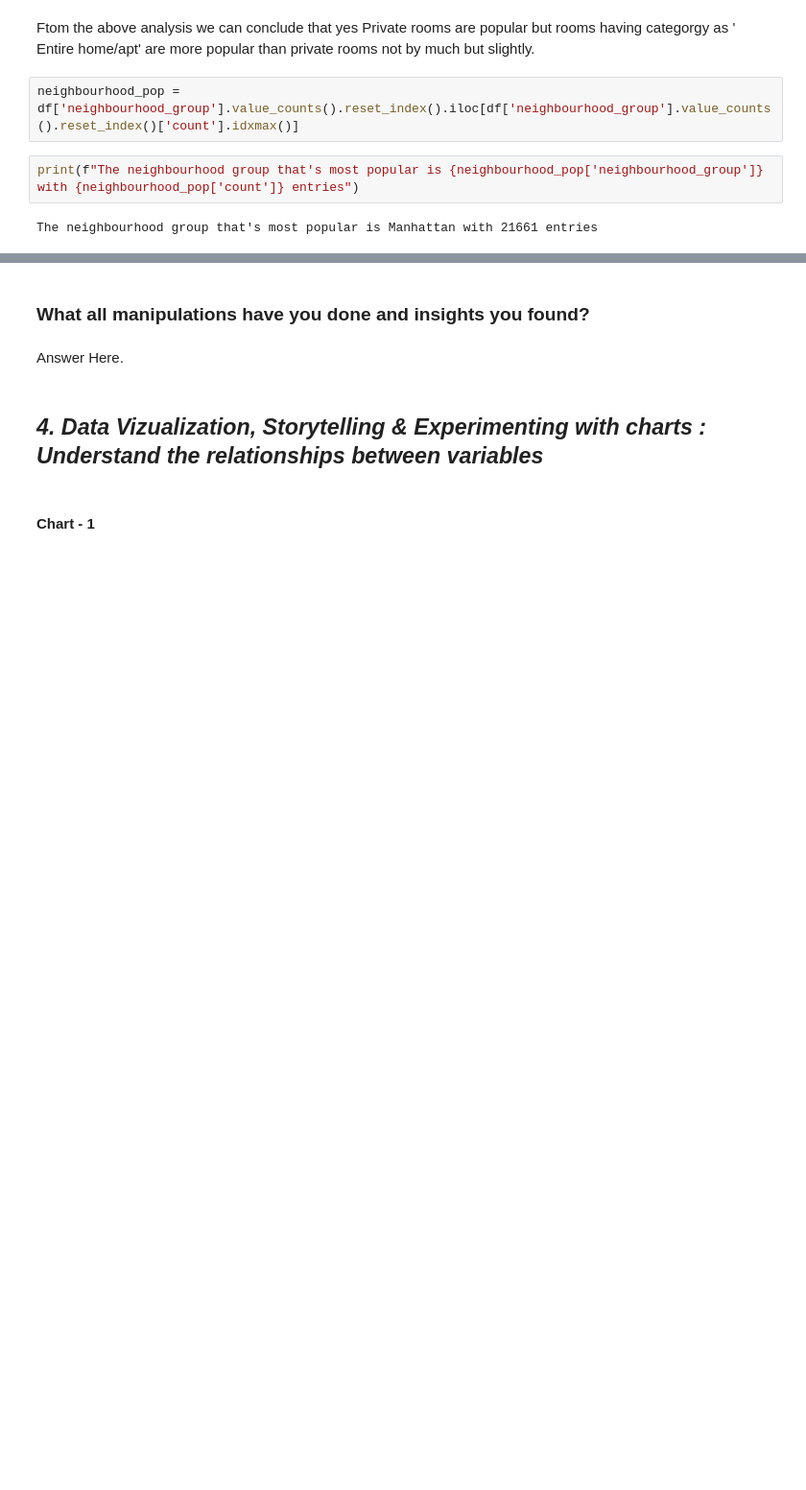
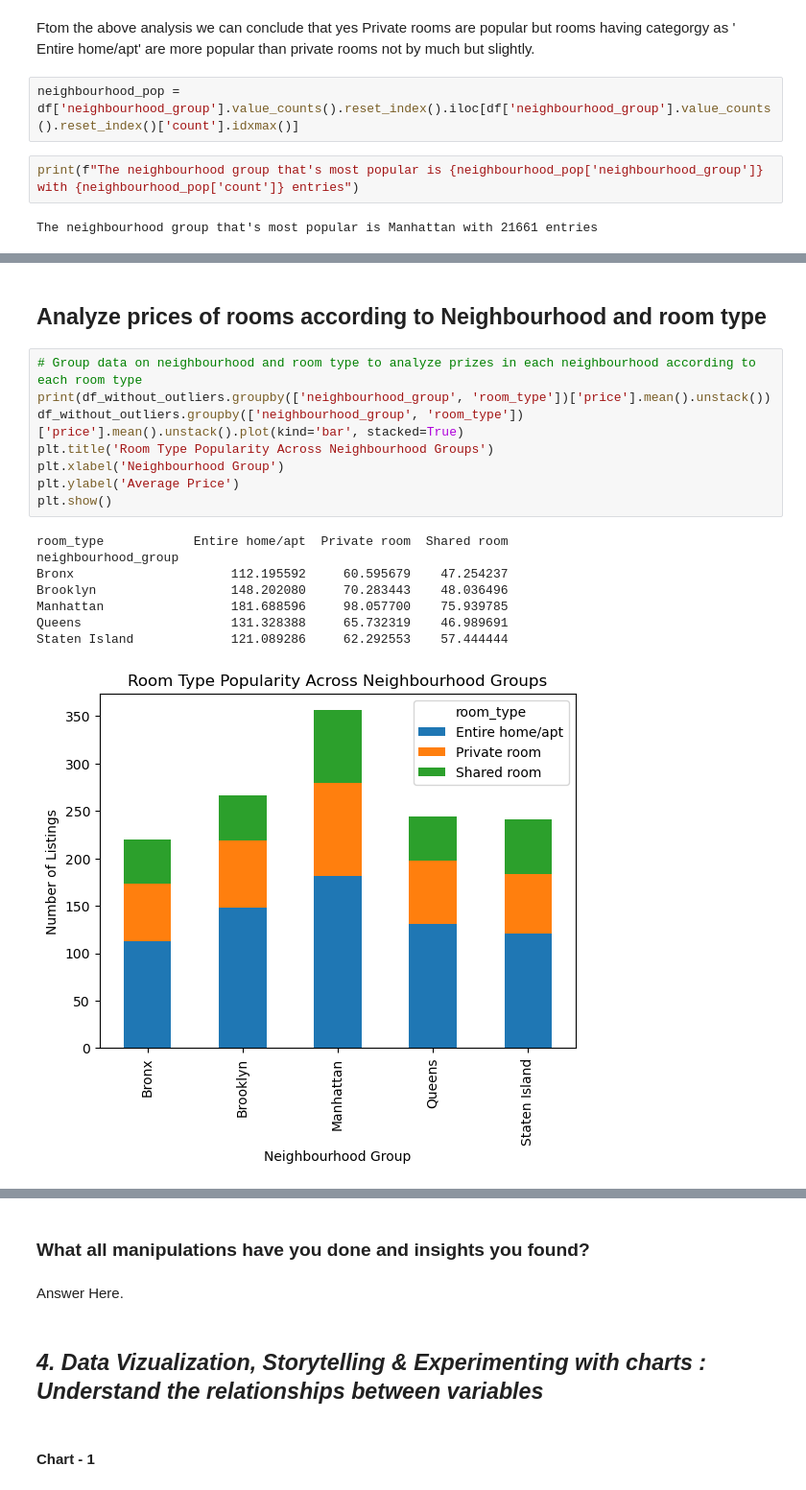
Before and after one commit to Laxmi884/EDA_Airbnb, a Jupyter notebook: Project.ipynb, the cells around one changed output, grey strips where cells are left out. Shown at 96% size. Saved outputs shown, nothing was run; the diff lists cells and outputs as text; blank space fills up the shorter version.

```diff
--- a/Project.ipynb
+++ b/Project.ipynb
@@ -274,0 +437,19 @@ The neighbourhood group that's most popular is Manhattan with 21661 entries
+# %% [markdown]
+## Analyze prices of rooms according to Neighbourhood and room type
+# %%
+# Group data on neighbourhood and room type to analyze prizes in each neighbourhood according to each room type
+print(df_without_outliers.groupby(['neighbourhood_group', 'room_type'])['price'].mean().unstack())
+df_without_outliers.groupby(['neighbourhood_group', 'room_type'])['price'].mean().unstack().plot(kind='bar', stacked=True)
+plt.title('Room Type Popularity Across Neighbourhood Groups')
+plt.xlabel('Neighbourhood Group')
+plt.ylabel('Average Price')
+plt.show()
+# %% [output]
+room_type            Entire home/apt  Private room  Shared room
+neighbourhood_group
+Bronx                     112.195592     60.595679    47.254237
+Brooklyn                  148.202080     70.283443    48.036496
+Manhattan                 181.688596     98.057700    75.939785
+Queens                    131.328388     65.732319    46.989691
+Staten Island             121.089286     62.292553    57.444444
+[figure, added]
```
Also changed, not shown: parts of 35 cells of this notebook.
